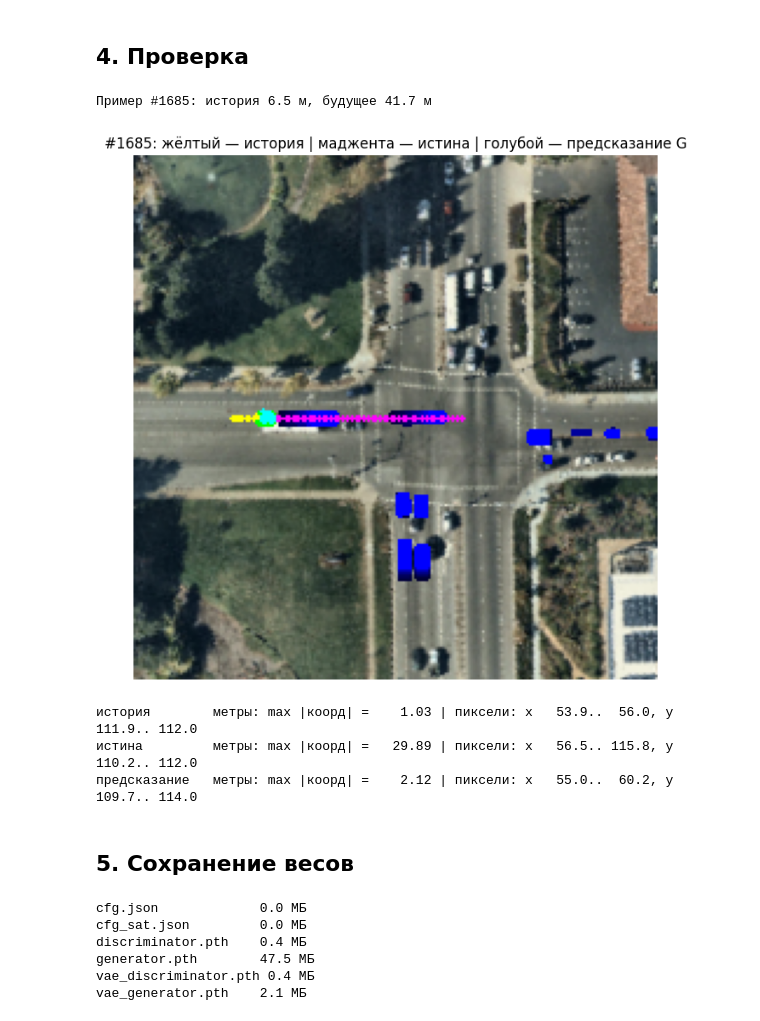
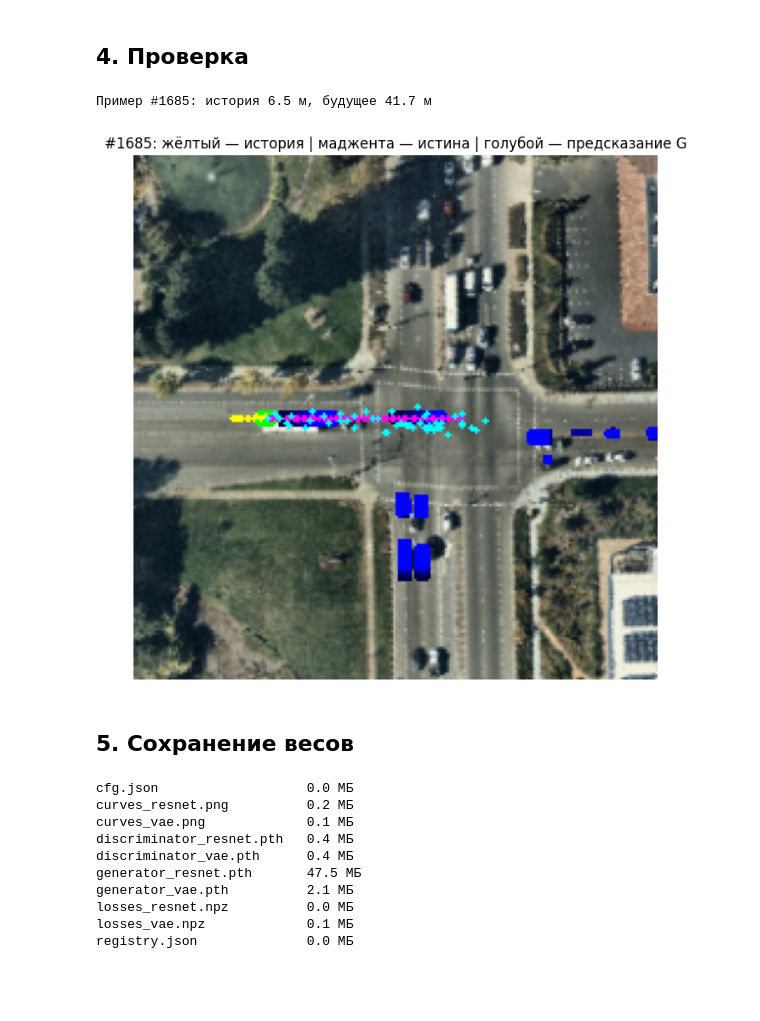
Before and after one commit to RiXenGC/IU1_ML, a Jupyter notebook: sem2/lab6/notebooks/02_gan_model.ipynb, the cells around one changed output. Drawn from its saved outputs; the diff is of its cells as text; code cells hidden in the pictures; blank space fills up the shorter version.

```diff
--- a/sem2/lab6/notebooks/02_gan_model.ipynb
+++ b/sem2/lab6/notebooks/02_gan_model.ipynb
@@ -154,13 +276,21 @@ VAEGenerator:
 # %%
-in_channels = batch["image"].shape[1]                 # 22
-history_frames = batch["history_positions"].shape[1]  # 11 = 10 истории + текущий кадр
+torch.manual_seed(42)
 
-POS_SCALE = 50.0      # нормировка координат: метры -> ~единицы
-FUTURE_FRAMES = 50
+gen_resnet  = ResNetGenerator(in_channels, FUTURE_FRAMES).to(device)
+disc_resnet = TrajectoryDiscriminator(history_frames, FUTURE_FRAMES).to(device)
+gen_vae     = VAEGenerator(in_channels, history_frames, FUTURE_FRAMES).to(device)
+disc_vae    = TrajectoryDiscriminator(history_frames, FUTURE_FRAMES).to(device)
 
-# print("cuda доступна:", torch.cuda.is_available())
-# print("версия torch:", torch.__version__, "| cuda в сборке:", torch.version.cuda)
-# device = "cuda" if torch.cuda.is_available() else "cpu"
-print("RTX 5080 не поддерживается Python 3.8, так что - :(")
-device = "cpu"
+opt_G  = torch.optim.Adam(gen_resnet.parameters(), lr=1e-4)
+opt_D  = torch.optim.Adam(disc_resnet.parameters(), lr=1e-4)
+opt_V  = torch.optim.Adam(gen_vae.parameters(), lr=1e-4)
+opt_Dv = torch.optim.Adam(disc_vae.parameters(), lr=1e-4)
+
+# --- функции потерь ---
+bce = nn.BCEWithLogitsLoss()
+l1 = nn.L1Loss(reduction="none")
+
+for name, m in [("ResNetGenerator", gen_resnet), ("VAEGenerator", gen_vae),
+                ("TrajectoryDiscriminator", disc_resnet)]:
+    print(f"{name:26s} параметров: {sum(p.numel() for p in m.parameters()) / 1e6:.2f}M")
 # %% [output]
@@ -485,7 +531,7 @@ print("честное сравнение только по метрикам ADE/
 # %% [markdown]
 ## 4. Проверка
 # %%
-G.eval()  # режим предсказания
+gen_resnet.eval()  # режим предсказания
 
 IDX = 1500
 for i in range(1500, min(3000, len(agent_dataset))):
@@ -497,64 +543,61 @@ for i in range(1500, min(3000, len(agent_dataset))):
         break
 print(f"Пример #{IDX}: история {hist_move:.1f} м, будущее {fut_move:.1f} м")
 
 # два «вида» одного кадра: box_debug — для ПРЕДСКАЗАНИЯ (на нём обучен G),
 # спутник — только для ФОНА
 data_model = agent_dataset[IDX]
 cfg_sat = {**cfg, "raster_params": {**cfg["raster_params"],
            "map_type": "py_satellite",
            "satellite_map_key": "aerial_map/aerial_map.png",
            "semantic_map_key": "semantic_map/semantic_map.pb"}}
 rasterizer_viz = build_rasterizer(cfg_sat, dm)
 data_viz = AgentDataset(cfg_sat, zarr_dataset, rasterizer_viz)[IDX]
 
-# предсказание: G выдаёт нормированные координаты -> умножаем обратно на POS_SCALE
 image_t = torch.from_numpy(data_model["image"]).unsqueeze(0).float().to(device)
 with torch.no_grad():
-    pred = G(image_t)[0].cpu().numpy() * POS_SCALE  # (50, 2), метры
+    pred = gen_resnet(image_t)[0].cpu().numpy() * POS_SCALE  # (50, 2), метры
 
 # рисуем ТОЛЬКО сырые координаты из data_viz (метры, без всякого POS_SCALE)
 bg = rasterizer_viz.to_rgb(data_viz["image"].transpose(1, 2, 0))
 m = data_viz["raster_from_agent"]  # матрица метры -> пиксели
 draw_trajectory(bg, transform_points(data_viz["history_positions"], m), (255, 255, 0))
 draw_trajectory(bg, transform_points(data_viz["target_positions"], m), TARGET_POINTS_COLOR)
 draw_trajectory(bg, transform_points(pred, m), PREDICTED_POINTS_COLOR)
 
 plt.figure(figsize=(8, 8))
 plt.imshow(bg)
 plt.title(f"#{IDX}: жёлтый — история | маджента — истина | голубой — предсказание G")
 plt.axis("off")
 plt.show()
 # %% [output]
 Пример #1685: история 6.5 м, будущее 41.7 м
-[figure, old version]
+[figure, new version]
-# %%
-m = data_viz["raster_from_agent"]
-for name, traj in [("история", data_viz["history_positions"]),
-                   ("истина", data_viz["target_positions"]),
-                   ("предсказание", pred)]:
-    px = transform_points(traj, m)
-    print(f"{name:14s} метры: max |коорд| = {np.abs(traj).max():7.2f} | "
-          f"пиксели: x {px[:, 0].min():6.1f}..{px[:, 0].max():6.1f}, "
-          f"y {px[:, 1].min():6.1f}..{px[:, 1].max():6.1f}")
-# %% [output]
-история        метры: max |коорд| =    1.03 | пиксели: x   53.9..  56.0, y  111.9.. 112.0
-истина         метры: max |коорд| =   29.89 | пиксели: x   56.5.. 115.8, y  110.2.. 112.0
-предсказание   метры: max |коорд| =    2.12 | пиксели: x   55.0..  60.2, y  109.7.. 114.0
 # %% [markdown]
 ## 5. Сохранение весов
 # %%
 with open(MODELS_DIR / "cfg.json", "w") as f:
     json.dump(cfg, f, indent=2)
 
-with open(MODELS_DIR / "cfg_sat.json", "w") as f:
-    json.dump(cfg, f, indent=2)
+registry = {
+    "resnet": {"generator": "generator_resnet.pth", "discriminator": "discriminator_resnet.pth",
+               "losses": "losses_resnet.npz", "curves": "curves_resnet.png"},
+    "vae":    {"generator": "generator_vae.pth", "discriminator": "discriminator_vae.pth",
+               "losses": "losses_vae.npz", "curves": "curves_vae.png"},
+}
+
+with open(MODELS_DIR / "registry.json", "w") as f:
+    json.dump(registry, f, indent=2)
 
 for p in sorted(MODELS_DIR.iterdir()):
-    print(f"{p.name:20s} {p.stat().st_size / 1e6:.1f} МБ")
+    print(f"{p.name:26s} {p.stat().st_size / 1e6:.1f} МБ")
 # %% [output]
-cfg.json             0.0 МБ
-cfg_sat.json         0.0 МБ
-discriminator.pth    0.4 МБ
-generator.pth        47.5 МБ
-vae_discriminator.pth 0.4 МБ
-vae_generator.pth    2.1 МБ
+cfg.json                   0.0 МБ
+curves_resnet.png          0.2 МБ
+curves_vae.png             0.1 МБ
+discriminator_resnet.pth   0.4 МБ
+discriminator_vae.pth      0.4 МБ
+generator_resnet.pth       47.5 МБ
+generator_vae.pth          2.1 МБ
+losses_resnet.npz          0.0 МБ
+losses_vae.npz             0.1 МБ
+registry.json              0.0 МБ
```
Also changed, not shown: parts of 18 cells of this notebook, 15 other files.
